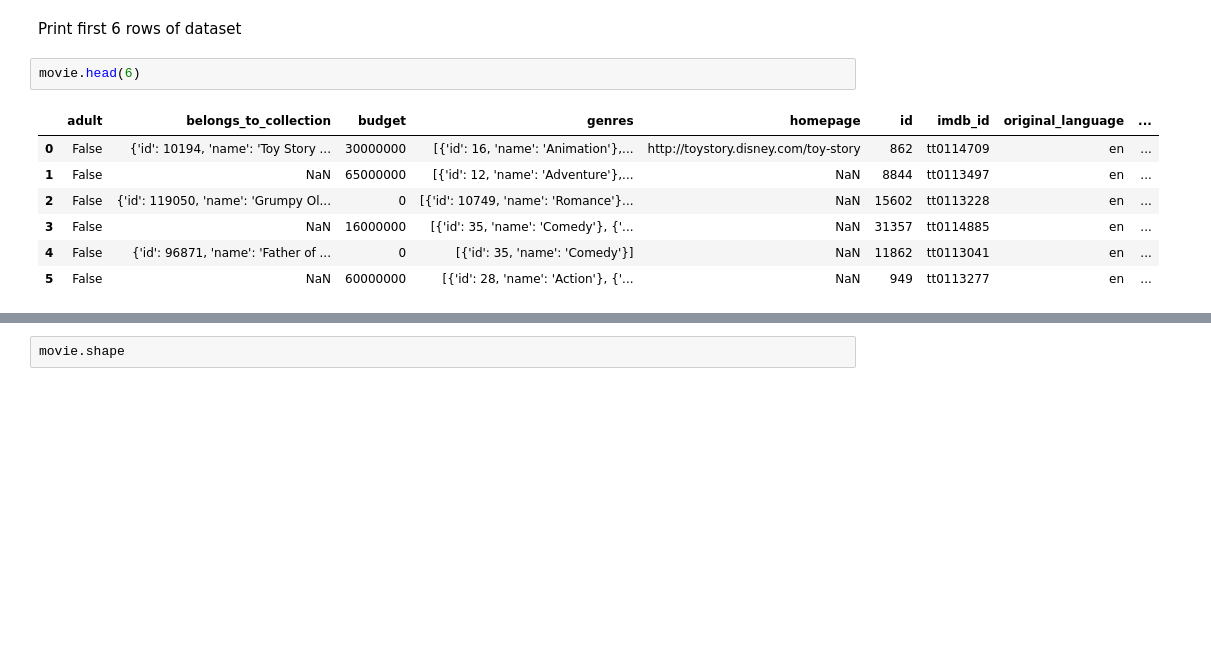
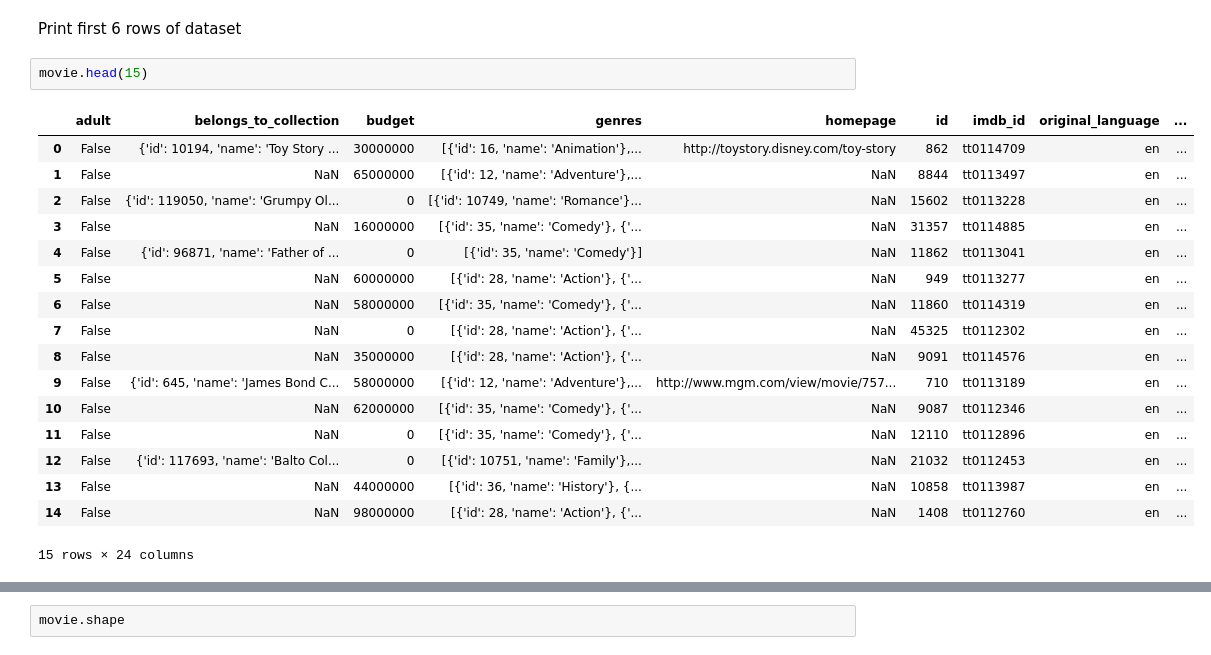
Before and after one commit to ma631/Movie-recommendation-system, a Jupyter notebook: Movie_recommendation_system.ipynb, the cells around one changed output, grey strips where cells are left out. Drawn from its saved outputs; the diff is of its cells as text; blank space fills up the shorter version.

```diff
--- a/Movie_recommendation_system.ipynb
+++ b/Movie_recommendation_system.ipynb
@@ -7,15 +7,25 @@ movie = pd.read_csv('/content/drive/MyDrive/movies_metadata.csv', low_memory=Fal
 # %% [markdown]
 Print first 6 rows of dataset
 # %%
-movie.head(6)
+movie.head(15)
 # %% [output]
 |  | adult | belongs_to_collection | budget | genres | homepage | id | imdb_id | original_language | ... |
 | 0 | False | {'id': 10194, 'name': 'Toy Story ... | 30000000 | [{'id': 16, 'name': 'Animation'},... | http://toystory.disney.com/toy-story | 862 | tt0114709 | en | ... |
 | 1 | False | NaN | 65000000 | [{'id': 12, 'name': 'Adventure'},... | NaN | 8844 | tt0113497 | en | ... |
 | 2 | False | {'id': 119050, 'name': 'Grumpy Ol... | 0 | [{'id': 10749, 'name': 'Romance'}... | NaN | 15602 | tt0113228 | en | ... |
 | 3 | False | NaN | 16000000 | [{'id': 35, 'name': 'Comedy'}, {'... | NaN | 31357 | tt0114885 | en | ... |
 | 4 | False | {'id': 96871, 'name': 'Father of ... | 0 | [{'id': 35, 'name': 'Comedy'}] | NaN | 11862 | tt0113041 | en | ... |
 | 5 | False | NaN | 60000000 | [{'id': 28, 'name': 'Action'}, {'... | NaN | 949 | tt0113277 | en | ... |
+| 6 | False | NaN | 58000000 | [{'id': 35, 'name': 'Comedy'}, {'... | NaN | 11860 | tt0114319 | en | ... |
+| 7 | False | NaN | 0 | [{'id': 28, 'name': 'Action'}, {'... | NaN | 45325 | tt0112302 | en | ... |
+| 8 | False | NaN | 35000000 | [{'id': 28, 'name': 'Action'}, {'... | NaN | 9091 | tt0114576 | en | ... |
+| 9 | False | {'id': 645, 'name': 'James Bond C... | 58000000 | [{'id': 12, 'name': 'Adventure'},... | http://www.mgm.com/view/movie/757... | 710 | tt0113189 | en | ... |
+| 10 | False | NaN | 62000000 | [{'id': 35, 'name': 'Comedy'}, {'... | NaN | 9087 | tt0112346 | en | ... |
+| 11 | False | NaN | 0 | [{'id': 35, 'name': 'Comedy'}, {'... | NaN | 12110 | tt0112896 | en | ... |
+| 12 | False | {'id': 117693, 'name': 'Balto Col... | 0 | [{'id': 10751, 'name': 'Family'},... | NaN | 21032 | tt0112453 | en | ... |
+| 13 | False | NaN | 44000000 | [{'id': 36, 'name': 'History'}, {... | NaN | 10858 | tt0113987 | en | ... |
+| 14 | False | NaN | 98000000 | [{'id': 28, 'name': 'Action'}, {'... | NaN | 1408 | tt0112760 | en | ... |
+15 rows × 24 columns
 # %%
 from google.colab import drive
 drive.mount('/content/drive')
```
Also changed, not shown: parts of 7 cells of this notebook.
